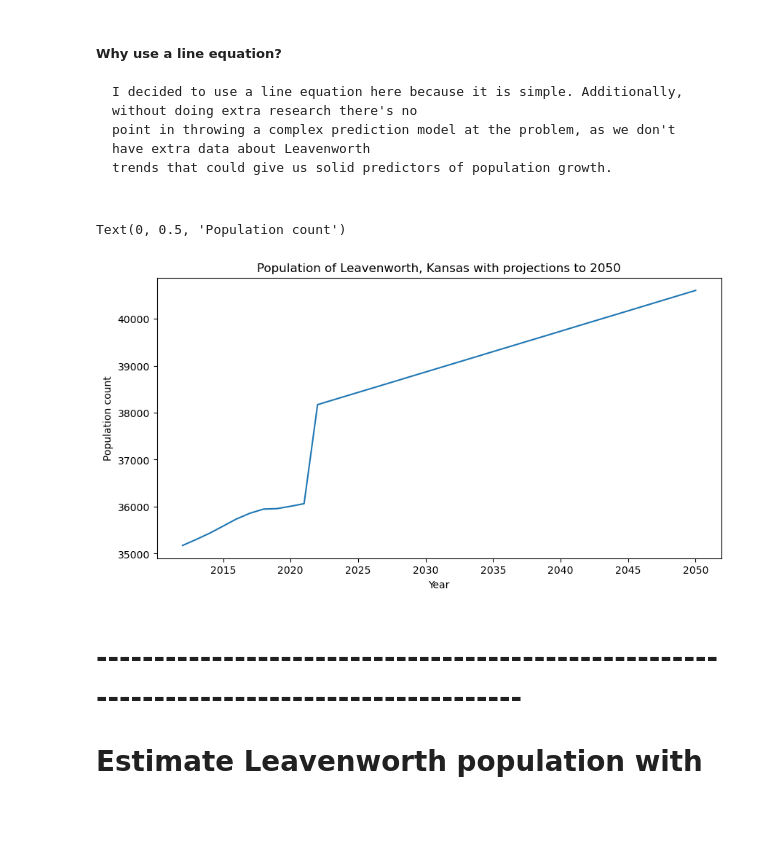
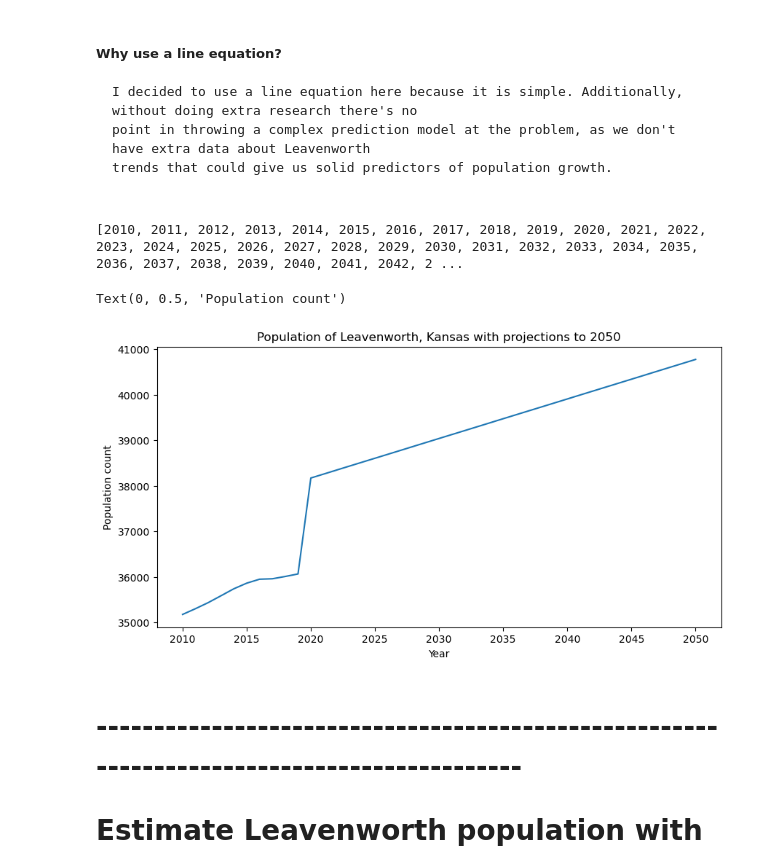
Before and after one commit to ZachBowyer/data-512-common_analysis, a Jupyter notebook: Src/Extended_Analysis.ipynb, the cells around one changed output. Cells and saved outputs as stored; diff of their text form; code cells hidden in the pictures; blank space fills up the shorter version.

```diff
--- a/Src/Extended_Analysis.ipynb
+++ b/Src/Extended_Analysis.ipynb
@@ -469,28 +345,30 @@ trends that could give us solid predictors of population growth.
 # %%
 # Store the years 2012 - 2050
 years_with_projections = []
-for i in range(2012, 2051):
+for i in range(2010, 2051):
     years_with_projections.append(i)
+print(years_with_projections)
 
 # Get copy of current population estimates (2012-2022)
 population_estimates_with_projections = []
 for i in range(len(years)):
     population_estimates_with_projections.append(population_estimates[i])
 
 # Get projected data by applying line equation, and project from 2023-2050
-for i in range(11, 40):
+for i in range(11, 42):
     projected_pop = (((36129-35174)/11) * i) + 37216
     population_estimates_with_projections.append(projected_pop)
 
 # Create plot
 plt.figure(figsize=(10,5))
 plt.plot(years_with_projections, population_estimates_with_projections)
 plt.title("Population of Leavenworth, Kansas with projections to 2050")
 plt.xlabel("Year")
 plt.ylabel("Population count")
 # %% [output]
-Text(0, 0.5, 'Population count')
+[2010, 2011, 2012, 2013, 2014, 2015, 2016, 2017, 2018, 2019, 2020, 2021, 2022, 2023, 2024, 2025, 2026, 2027, 2028, 2029, 2030, 2031, 2032, 2033, 2034, 2035, 2036, 2037, 2038, 2039, 2040, 2041, 2042, 2 ...
+Text(0, 0.5, 'Population count')
-[figure, old version]
+[figure, new version]
 # %% [markdown]
 # -------------------------------------------------------------------------------------------
 # Estimate Leavenworth population with relevant smoke-related health conditions based on national averages (Assuming AQI of 0)
```
Also changed, not shown: parts of 15 cells of this notebook, 1 other file.
